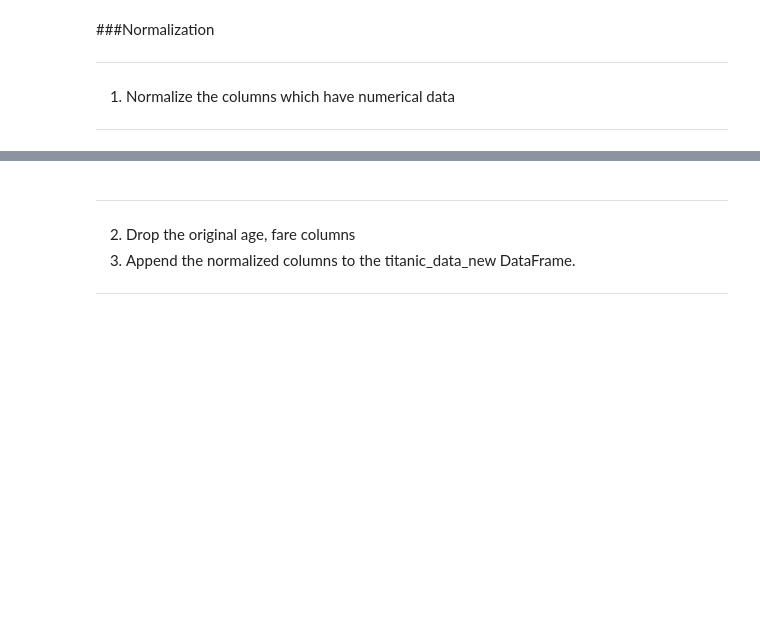
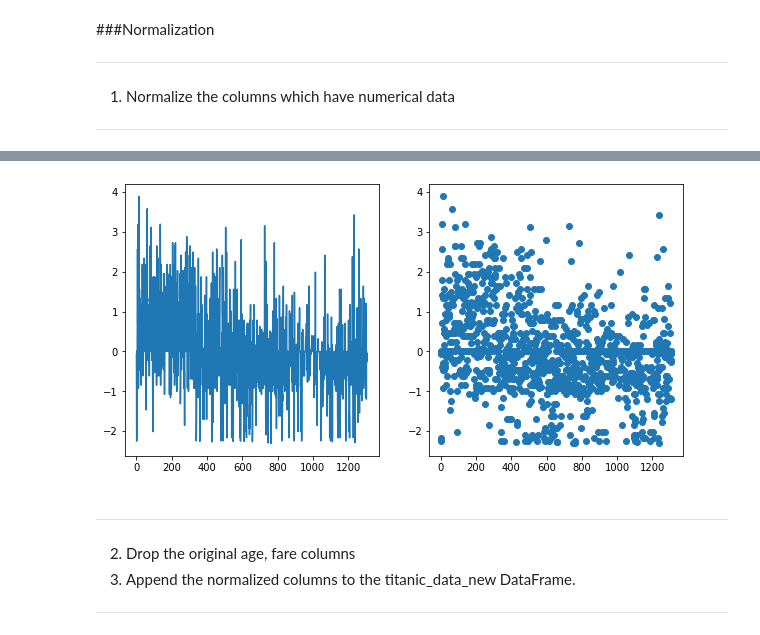
Before and after one commit to NehaNeha417/DS_SHALA, a Jupyter notebook: FINALE_Assignment_1_DS.ipynb, the cells around one changed output, grey strips where cells are left out. Drawn from its saved outputs; the diff is of its cells as text; code cells hidden in the pictures; blank space fills up the shorter version.

```diff
--- a/FINALE_Assignment_1_DS.ipynb
+++ b/FINALE_Assignment_1_DS.ipynb
@@ -388,0 +368,7 @@ print(norm)
+# %%
+age= (age-np.mean(age))/np.std(age)
+fare = (fare-np.mean(fare))/np.std(fare)
+# %%
+df1=df1.drop(columns=['age','fare'])
+df1=pd.concat([df1,age,fare],axis=1)
+df1.head()
@@ -389,3 +382,14 @@ print(norm)
+# %%
+df1['index']=df1.index
+# %%
+plt.figure(figsize=(10,5))
+plt.subplot(1,2,1)
+plt.plot(df1.index,df1.age)
+plt.subplot(1,2,2)
+plt.scatter(df1.index,df1.age)
+plt.show()
+# %% [output]
+[figure, added]
 # %% [markdown]
 
 
```
Also changed, not shown: parts of 5 cells of this notebook.
